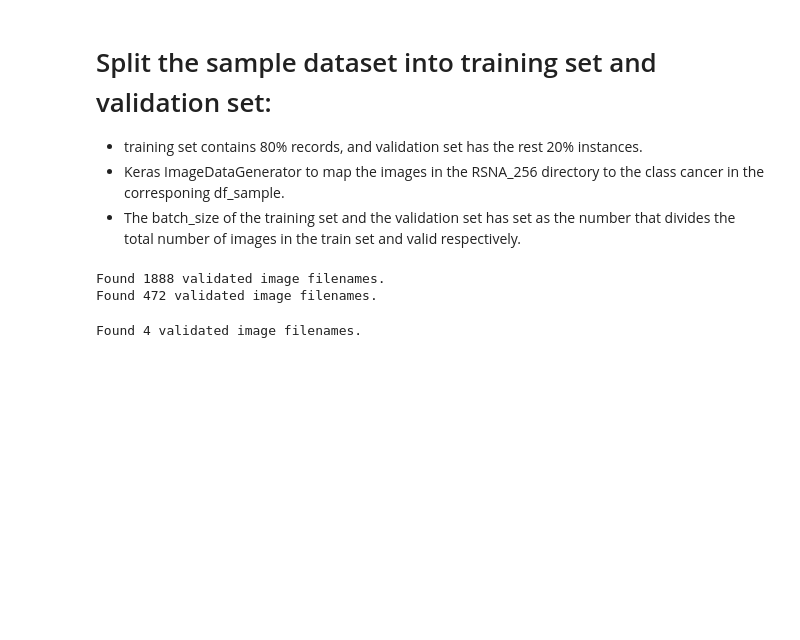
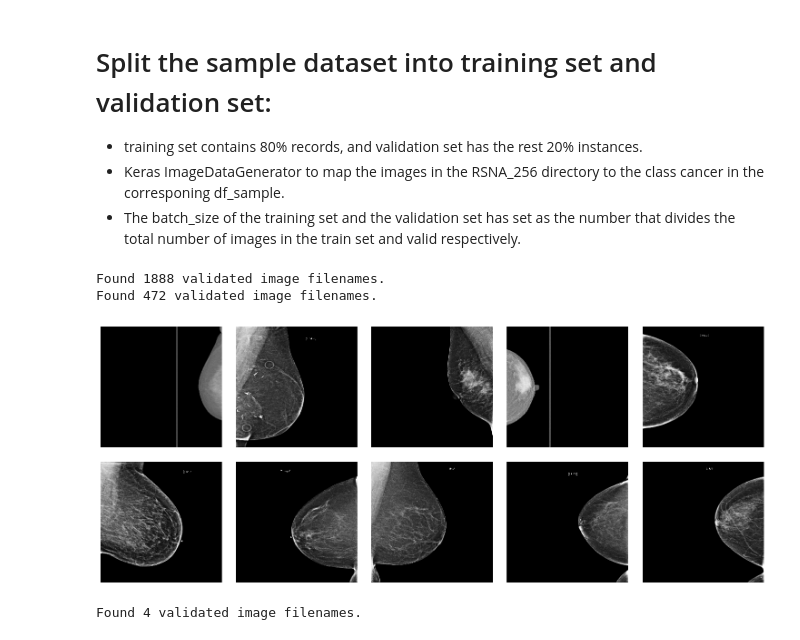
Before and after one commit to JiaLin-PGDDA/DMML2-CA, a Jupyter notebook: CodeArtefacts/DMML2_CA_Group11_Model_V3.ipynb, the cells around one changed output. Saved outputs shown, nothing was run; the diff lists cells and outputs as text; code cells hidden in the pictures; blank space fills up the shorter version.

Commit message:
Do more data exploration and display images
The test images are not the same format with the images in training set

```diff
--- a/CodeArtefacts/DMML2_CA_Group11_Model_V3.ipynb
+++ b/CodeArtefacts/DMML2_CA_Group11_Model_V3.ipynb
@@ -156,4 +159,24 @@ valid_generator=datagen.flow_from_dataframe(dataframe=df_sample,
 # %% [output]
 Found 1888 validated image filenames.
 Found 472 validated image filenames.
+# %%
+# This display function is used to present a list of images
+def display(images, row, col):
+  fig = plt.figure(figsize=(15, 15))
+  for i in range(len(images)):
+    fig.add_subplot(row,col,i+1)
+    fig.tight_layout(h_pad=-30, w_pad=0)
+    plt.imshow(images[i])
+    plt.axis('off')
+# %%
+train_path = "/content/gdrive/My Drive/RSNA_256/"
+train_images_path = os.listdir(train_path)
+train_images = []
+for img in train_images_path[:10]:# Only get the first 10 images
+  img_path = os.path.join(train_path, img)
+  img = cv2.imread(img_path)
+  train_images.append(img)
+display(train_images, 2, 5)
+# %% [output]
+[figure, added]
 # %%
```
Also changed, not shown: parts of 11 cells of this notebook, 1 other file.
